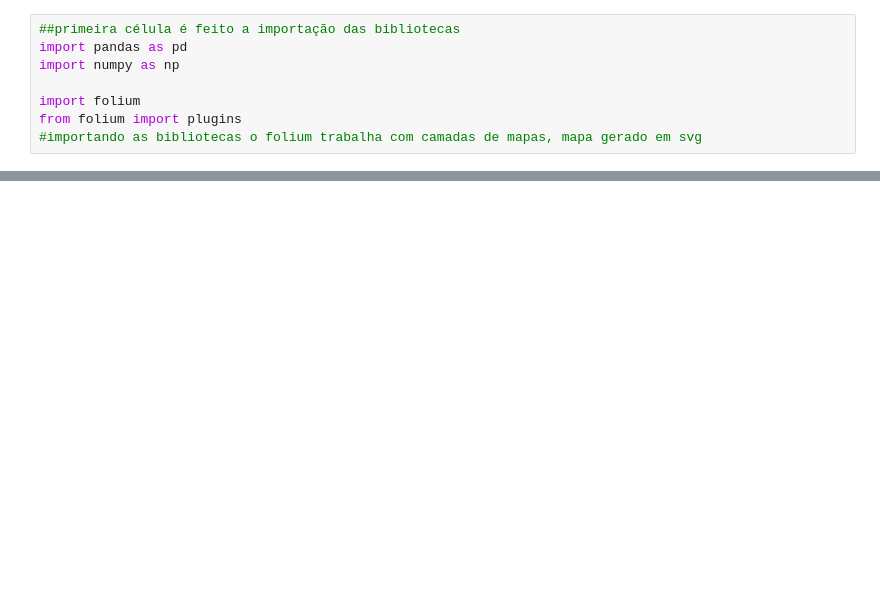
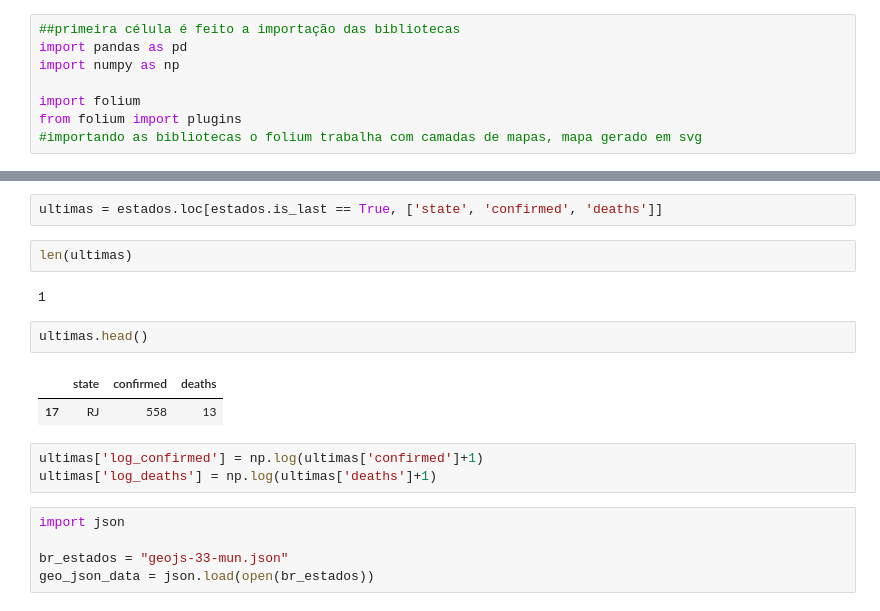
Before and after one commit to Ticapril/MapaCovid19, a Jupyter notebook: Arquivos_Phython/Mapa_Covid_RJ.ipynb, the cells around one changed output, grey strips where cells are left out. Drawn from its saved outputs; the diff is of its cells as text; blank space fills up the shorter version.

```diff
--- a/Arquivos_Phython/Mapa_Covid_RJ.ipynb
+++ b/Arquivos_Phython/Mapa_Covid_RJ.ipynb
@@ -24,0 +58,19 @@ FileNotFoundError: [Errno 2] File Arquivos_Phython../covid-19/brasil-io-covid-19
+# %%
+ultimas = estados.loc[estados.is_last == True, ['state', 'confirmed', 'deaths']]
+# %%
+len(ultimas)
+# %% [output]
+1
+# %%
+ultimas.head()
+# %% [output]
+|  | state | confirmed | deaths |
+| 17 | RJ | 558 | 13 |
+# %%
+ultimas['log_confirmed'] = np.log(ultimas['confirmed']+1)
+ultimas['log_deaths'] = np.log(ultimas['deaths']+1)
+# %%
+import json
+
+br_estados = "geojs-33-mun.json"
+geo_json_data = json.load(open(br_estados))
```
Also changed, not shown: parts of 9 cells of this notebook, 12 other files.
